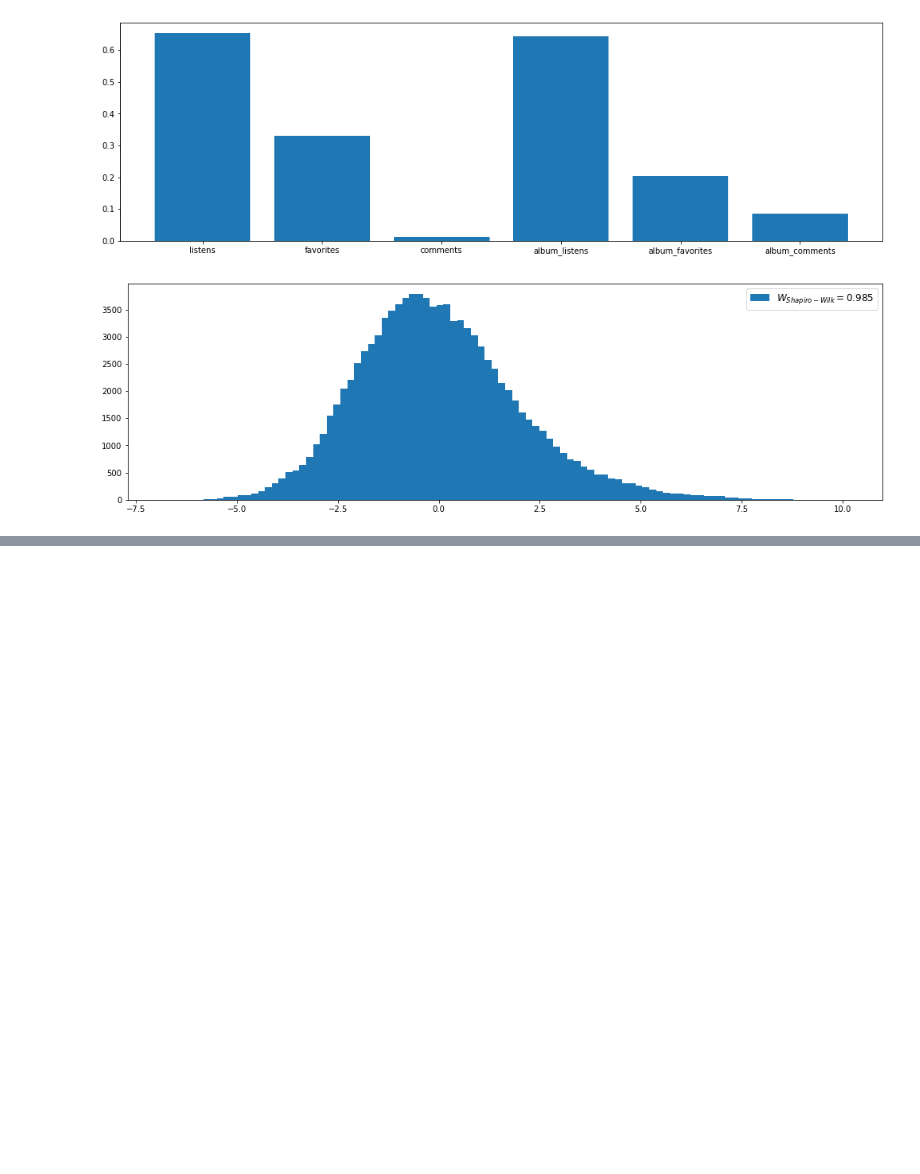
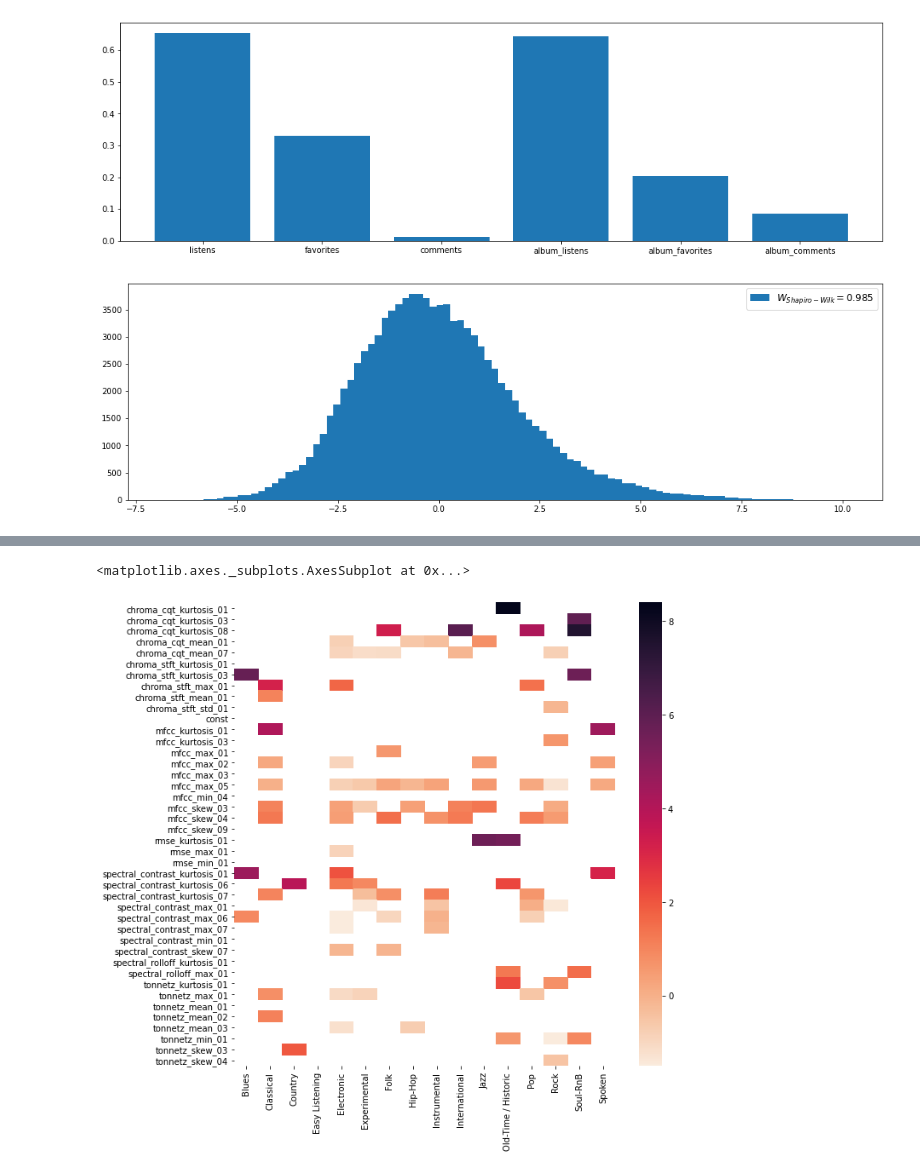
Before and after one commit to Glorf/DH-401, a Jupyter notebook: milestone3.ipynb, the cells around one changed output, grey strips where cells are left out. Saved outputs shown, nothing was run; the diff lists cells and outputs as text; code cells hidden in the pictures; blank space fills up the shorter version.

```diff
--- a/milestone3.ipynb
+++ b/milestone3.ipynb
@@ -183,0 +661,9 @@ pop_df.sample(3)
+# %%
+# Effect of negative coeffs
+df_merged_neg = df_merged[df_merged<0]
+
+fig, ax = plt.subplots(figsize=(10,10))
+sns.heatmap(np.log(abs(df_merged_neg)), cmap=sns.cm.rocket_r, ax=ax)
+# %% [output]
+<matplotlib.axes._subplots.AxesSubplot at 0x...>
+[figure, added]
```
Also changed, not shown: parts of 29 cells of this notebook.
